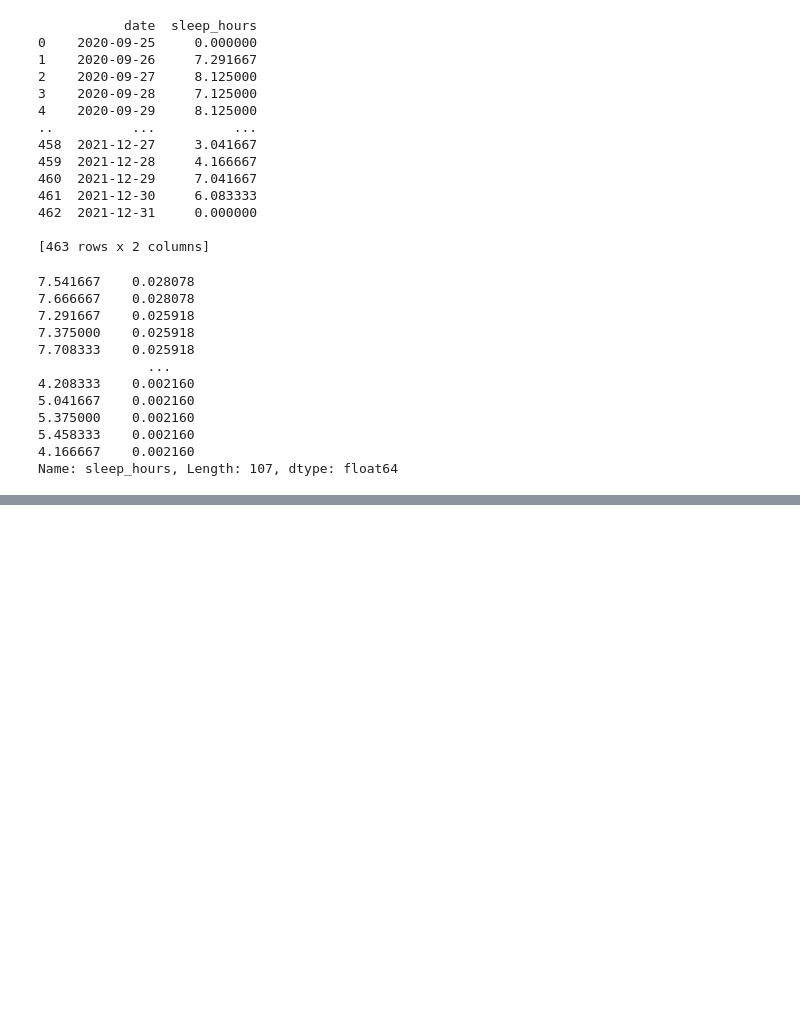
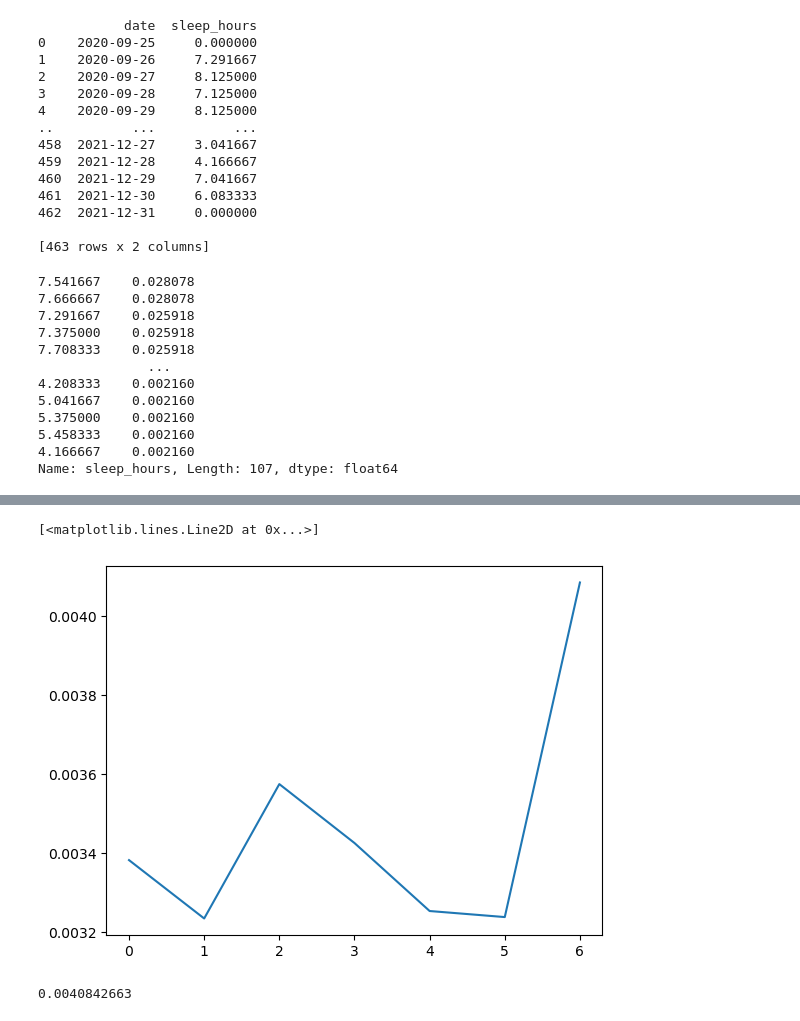
Before and after one commit to ds-sebastian/pog4-sleep-kaggle, a Jupyter notebook: sleep_hr_model.ipynb, the cells around one changed output, grey strips where cells are left out. Cells and saved outputs as stored; diff of their text form; code cells hidden in the pictures; blank space fills up the shorter version.

Commit message:
develop model from reasearch paper

```diff
--- a/sleep_hr_model.ipynb
+++ b/sleep_hr_model.ipynb
@@ -244,0 +281,9 @@ Name: sleepProbability, dtype: float64
+# %%
+input_size = train.shape[1]
+print(input_size)
+
+train = TimeSeriesDataset(train.to_numpy(), lookback, output_size)
+test = TimeSeriesDataset(test.to_numpy(), lookback, output_size)
+
+train = DataLoader(train, batch_size=batch_size, shuffle=True)
+test = DataLoader(test, batch_size=batch_size, shuffle=True)
@@ -244,0 +292,24 @@ Name: sleepProbability, dtype: float64
+# %%
+import torch
+
+# Model Config
+device = torch.device("cuda" if torch.cuda.is_available() else "cpu") # CUDA support
+hidden_size = 64
+num_layers = 2
+learning_rate = 0.001
+dropout_rate = 0.3
+activation_function = 'sigmoid'
+
+model = LSTMModel(device, input_size, hidden_size, num_layers, output_size, dropout_rate, activation_function).to(device)
+# %%
+# Training Config
+criterion = 'mse'
+optimizer = 'adam'
+num_epochs = 100
+
+trainer = LSTMTrainer(model, device, learning_rate, criterion, optimizer, target_scaler = None)
+
+for epoch in range(num_epochs):
+    train_loss = trainer.train(train)
+    val_loss = trainer.evaluate(test)
+    print(f"Epoch {epoch+1}/{num_epochs}, train_{criterion}: {train_loss:.4f}, valid_rmse: {val_loss:.4f}")
@@ -244,0 +334,17 @@ Name: sleepProbability, dtype: float64
+# %%
+test = torch.from_numpy(X_test_prep.to_numpy()).float().to(device)
+
+preds = trainer.predict(test, lookback, output_size, input_size)
+# %%
+# Plot predictions
+import matplotlib.pyplot as plt
+
+plt.plot(preds, label='Predicted')
+# %% [output]
+[<matplotlib.lines.Line2D at 0x...>]
+[figure, added]
+# %%
+# convert from scientific notation to float
+preds.max()
+# %% [output]
+0.0040842663
```
Also changed, not shown: parts of 8 cells of this notebook, 13 other files.
